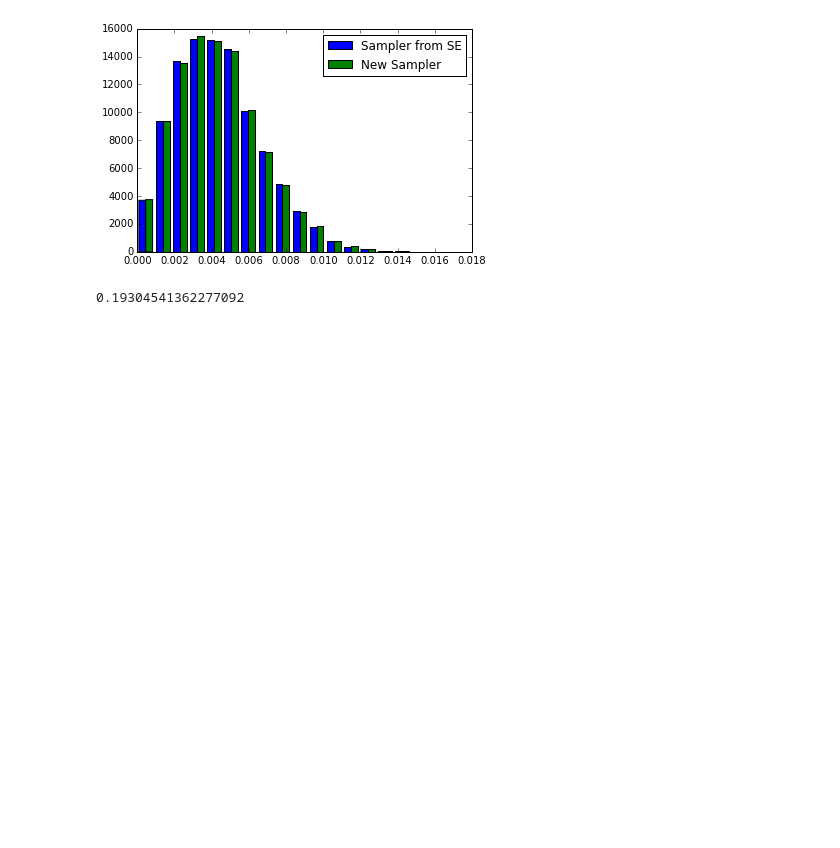
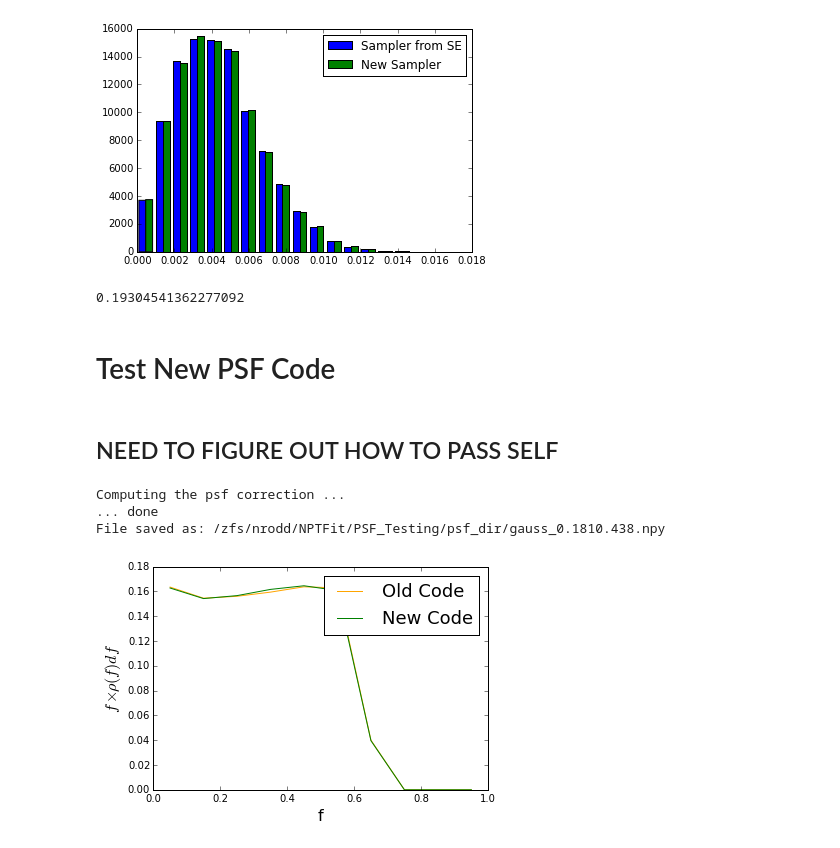
Before and after one commit to bsafdi/NPTFit, a Jupyter notebook: PSF_Testing/TestPSF.ipynb, the cells around one changed output. Cells and saved outputs as stored; diff of their text form; code cells hidden in the pictures; blank space fills up the shorter version.

```diff
--- a/PSF_Testing/TestPSF.ipynb
+++ b/PSF_Testing/TestPSF.ipynb
@@ -246,3 +243,30 @@ psf_r_func = lambda r: np.exp(-r**2/(2.0*psf_sigma_deg*np.pi/180.)**2)
 psf_r_func(5*psf_sigma_deg*np.pi/180)/psf_r_func(0*psf_sigma_deg*np.pi/180)*100
 # %% [output]
 0.19304541362277092
+# %% [markdown]
+# Test New PSF Code
+# %% [markdown]
+## NEED TO FIGURE OUT HOW TO PASS SELF
+# %%
+import psf_correction as pc
+
+inst = pc.psf_correction()
+# %% [output]
+Computing the psf correction ...
+... done
+File saved as: /zfs/nrodd/NPTFit/PSF_Testing/psf_dir/gauss_0.1810.438.npy
+# %%
+# Compare to
+import psf as psf
+psf_dir = '/zfs/nrodd/NPTFit/PSF_Testing/psf_dir/'
+nside=128
+f_ary_1, df_rho_div_f_ary_1 = psf.make_PSF(psf_dir, nside, 0.1812)
+# %%
+plt.plot(f_ary_1,f_ary_1**2*df_rho_div_f_ary_1,color='orange',label='Old Code')
+plt.plot(inst.f_ary,inst.f_ary**2*inst.df_rho_div_f_ary,color='green',label='New Code')
+plt.xlabel('f',fontsize=16)
+plt.ylabel('$f \\times \\rho(f) df $',fontsize=16)
+plt.legend(fontsize=18)
+plt.show()
+# %% [output]
+[figure, added]
```
Also changed, not shown: parts of 4 cells of this notebook, 2 other files.
